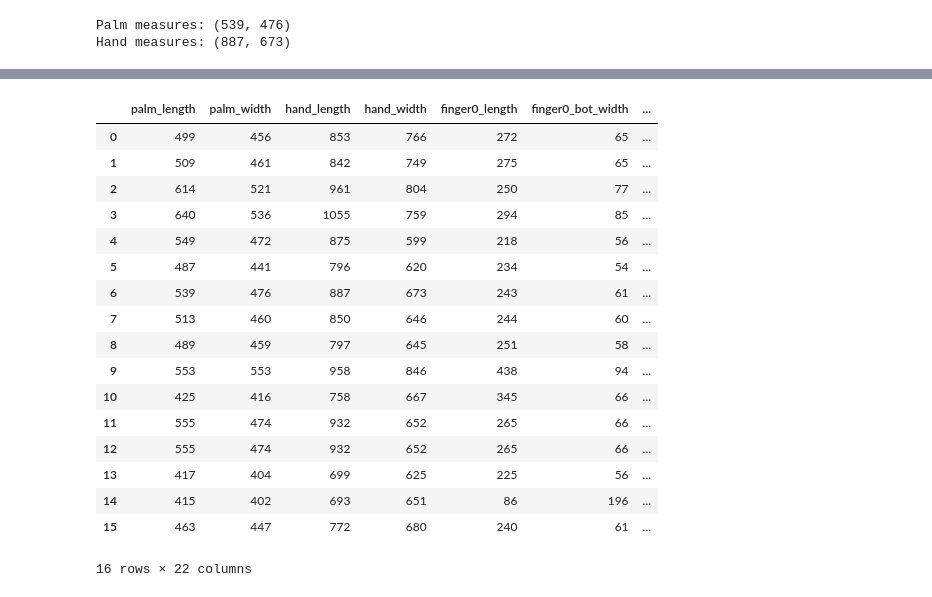
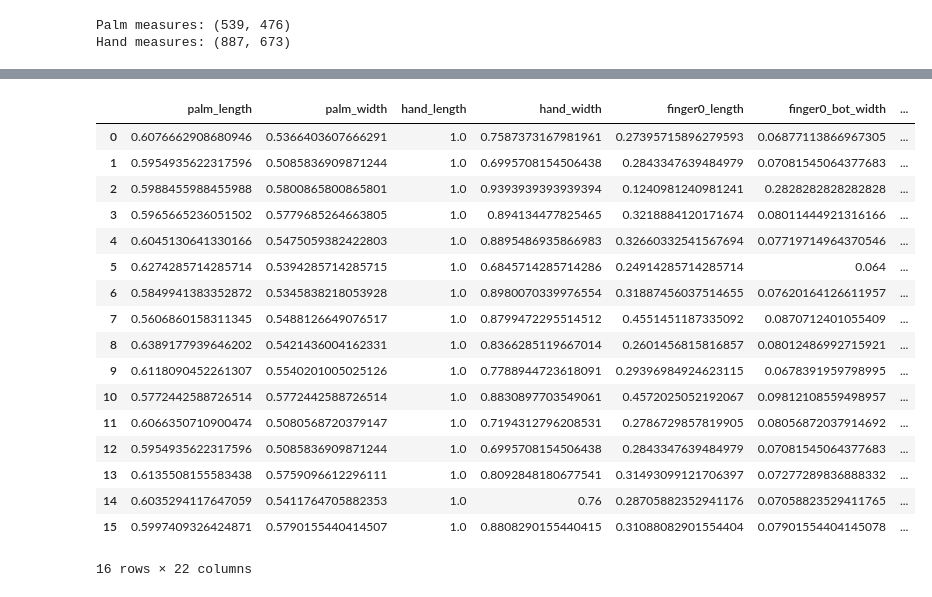
Before and after one commit to leticiarina/BiometricRecognition, a Jupyter notebook: biometricRecognition.ipynb, the cells around one changed output, grey strips where cells are left out. Saved outputs shown, nothing was run; the diff lists cells and outputs as text; code cells hidden in the pictures.

Commit message:
Normalizing values

```diff
--- a/biometricRecognition.ipynb
+++ b/biometricRecognition.ipynb
@@ -489,16 +489,30 @@ Returns:
     'finger2_bot_width', 'finger2_mid_width', 'finger2_top_width', 'finger3_length',
     'finger3_bot_width', 'finger3_mid_width', 'finger3_top_width'
 """
+
+# Normalizes the values
+def normalization(values, hand_length):
+
+    normValues = []
+
+    for v in values:
+        normValues.append(v/hand_length)
+
+    return normValues
+
 def generateAttributesList(palm_measure, hand_measure, fingers_measures):
     values = [palm_measure[0], palm_measure[1], hand_measure[0], hand_measure[1]]
+    hand_length = values[indexes.index('hand_length')]
+
     for finger in fingers_measures:
         values.append(finger[0])
         values.append(finger[1])
         values.append(finger[2])
         values.append(finger[3])
-    return values
+    return normalization(values, hand_length)
 
 values = generateAttributesList(palm_measure, hand_measure, fingers_measures)
 
-pd.Series(values, index = ['palm_length', 'palm_width', 'hand_length', 'hand_width', 'finger0_length', 'finger0_bot_width', 'finger0_mid_width', 'finger0_top_width', 'finger1_length', 'finger1_bot_width', 'finger1_mid_width', 'finger1_top_width', 'finger2_length', 'finger2_bot_width', 'finger2_mid_width', 'finger2_top_width', 'finger3_length', 'finger3_bot_width', 'finger3_mid_width', 'finger3_top_width'])
+indexes = ['palm_length', 'palm_width', 'hand_length', 'hand_width', 'finger0_length', 'finger0_bot_width', 'finger0_mid_width', 'finger0_top_width', 'finger1_length', 'finger1_bot_width', 'finger1_mid_width', 'finger1_top_width', 'finger2_length', 'finger2_bot_width', 'finger2_mid_width', 'finger2_top_width', 'finger3_length', 'finger3_bot_width', 'finger3_mid_width', 'finger3_top_width']
+pd.Series(values, indexes)
 # %% [output]
@@ -527,10 +541,7 @@ Parameters:
 Returns:
     an numpy array with all attributes extracted
 """
-def processImage(filename):
-
-
-    indexes = ['palm_length', 'palm_width', 'hand_length', 'hand_width', 'finger0_length', 'finger0_bot_width', 'finger0_mid_width', 'finger0_top_width', 'finger1_length', 'finger1_bot_width', 'finger1_mid_width', 'finger1_top_width', 'finger2_length', 'finger2_bot_width', 'finger2_mid_width', 'finger2_top_width', 'finger3_length', 'finger3_bot_width', 'finger3_mid_width', 'finger3_top_width', 'foto_id', 'person']
+def processImage(filename, indexes):
 
     #generates name and
     name = filename.split('/')[-1].split('_')[0]
@@ -558,11 +569,13 @@ def processImage(filename):
     hand_measure = objMeasure(palm_mask + five_fingers_mask)
 
     values = generateAttributesList(palm_measure, hand_measure, fingers_measures)
+    indexes.append('photo_id')
     values.append(photo_id)
+    indexes.append('name')
     values.append(name)
 
     #generates a numpy array with all measurements
     return np.array(values)
 
-pd.Series(processImage('handDatabase/person002_001.jpg'), index=indexes)
+pd.Series(processImage('handDatabase/person002_001.jpg', indexes), index=indexes)
 # %% [output]
@@ -593,16 +606,16 @@ Parameters:
 Returns:
     a pandas da
 """
-def generateDatabase(images_folder='handDatabase', database_filename=None):
+def generateDatabase(images_folder='handDatabase', database_filename=None, index=None):
     files = os.listdir(images_folder)
     try:
         files.remove('notWorking')
     except:
         pass
 
-    df = pd.DataFrame(columns=indexes)
+    df = pd.DataFrame(columns=index)
     for f, i in zip(files, range(len(files))):
-        df.loc[i] = processImage(images_folder +'/' + f)
+        df.loc[i] = processImage(images_folder +'/' + f, index)
         print('file {0}:{1} done'.format(i,f))
     if database_filename:
         #guaranteed to have .csv extension
@@ -611,5 +624,5 @@ def generateDatabase(images_folder='handDatabase', database_filename=None):
     return df
 
 
-generateDatabase(database_filename='teste')
+generateDatabase(database_filename='teste', index=indexes)
 # %% [output]
@@ -631,19 +644,19 @@ file 14:person007_004.jpg done
 file 15:person007_005.jpg done
 |  | palm_length | palm_width | hand_length | hand_width | finger0_length | finger0_bot_width | ... |
-| 0 | 499 | 456 | 853 | 766 | 272 | 65 | ... |
-| 1 | 509 | 461 | 842 | 749 | 275 | 65 | ... |
-| 2 | 614 | 521 | 961 | 804 | 250 | 77 | ... |
-| 3 | 640 | 536 | 1055 | 759 | 294 | 85 | ... |
-| 4 | 549 | 472 | 875 | 599 | 218 | 56 | ... |
-| 5 | 487 | 441 | 796 | 620 | 234 | 54 | ... |
-| 6 | 539 | 476 | 887 | 673 | 243 | 61 | ... |
-| 7 | 513 | 460 | 850 | 646 | 244 | 60 | ... |
-| 8 | 489 | 459 | 797 | 645 | 251 | 58 | ... |
-| 9 | 553 | 553 | 958 | 846 | 438 | 94 | ... |
-| 10 | 425 | 416 | 758 | 667 | 345 | 66 | ... |
-| 11 | 555 | 474 | 932 | 652 | 265 | 66 | ... |
-| 12 | 555 | 474 | 932 | 652 | 265 | 66 | ... |
-| 13 | 417 | 404 | 699 | 625 | 225 | 56 | ... |
-| 14 | 415 | 402 | 693 | 651 | 86 | 196 | ... |
-| 15 | 463 | 447 | 772 | 680 | 240 | 61 | ... |
+| 0 | 0.6076662908680946 | 0.5366403607666291 | 1.0 | 0.7587373167981961 | 0.27395715896279593 | 0.06877113866967305 | ... |
+| 1 | 0.5954935622317596 | 0.5085836909871244 | 1.0 | 0.6995708154506438 | 0.2843347639484979 | 0.07081545064377683 | ... |
+| 2 | 0.5988455988455988 | 0.5800865800865801 | 1.0 | 0.9393939393939394 | 0.1240981240981241 | 0.2828282828282828 | ... |
+| 3 | 0.5965665236051502 | 0.5779685264663805 | 1.0 | 0.894134477825465 | 0.3218884120171674 | 0.08011444921316166 | ... |
+| 4 | 0.6045130641330166 | 0.5475059382422803 | 1.0 | 0.8895486935866983 | 0.32660332541567694 | 0.07719714964370546 | ... |
+| 5 | 0.6274285714285714 | 0.5394285714285715 | 1.0 | 0.6845714285714286 | 0.24914285714285714 | 0.064 | ... |
+| 6 | 0.5849941383352872 | 0.5345838218053928 | 1.0 | 0.8980070339976554 | 0.31887456037514655 | 0.07620164126611957 | ... |
+| 7 | 0.5606860158311345 | 0.5488126649076517 | 1.0 | 0.8799472295514512 | 0.4551451187335092 | 0.0870712401055409 | ... |
+| 8 | 0.6389177939646202 | 0.5421436004162331 | 1.0 | 0.8366285119667014 | 0.2601456815816857 | 0.08012486992715921 | ... |
+| 9 | 0.6118090452261307 | 0.5540201005025126 | 1.0 | 0.7788944723618091 | 0.29396984924623115 | 0.0678391959798995 | ... |
+| 10 | 0.5772442588726514 | 0.5772442588726514 | 1.0 | 0.8830897703549061 | 0.4572025052192067 | 0.09812108559498957 | ... |
+| 11 | 0.6066350710900474 | 0.5080568720379147 | 1.0 | 0.7194312796208531 | 0.2786729857819905 | 0.08056872037914692 | ... |
+| 12 | 0.5954935622317596 | 0.5085836909871244 | 1.0 | 0.6995708154506438 | 0.2843347639484979 | 0.07081545064377683 | ... |
+| 13 | 0.6135508155583438 | 0.5759096612296111 | 1.0 | 0.8092848180677541 | 0.31493099121706397 | 0.07277289836888332 | ... |
+| 14 | 0.6035294117647059 | 0.5411764705882353 | 1.0 | 0.76 | 0.28705882352941176 | 0.07058823529411765 | ... |
+| 15 | 0.5997409326424871 | 0.5790155440414507 | 1.0 | 0.8808290155440415 | 0.31088082901554404 | 0.07901554404145078 | ... |
 16 rows × 22 columns
```
Also changed, not shown: parts of 5 cells of this notebook.
